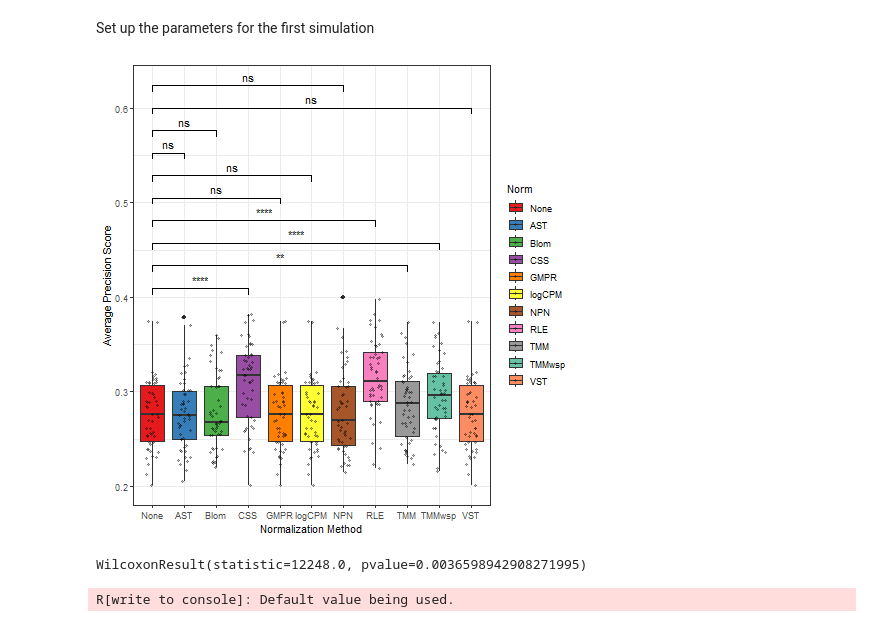
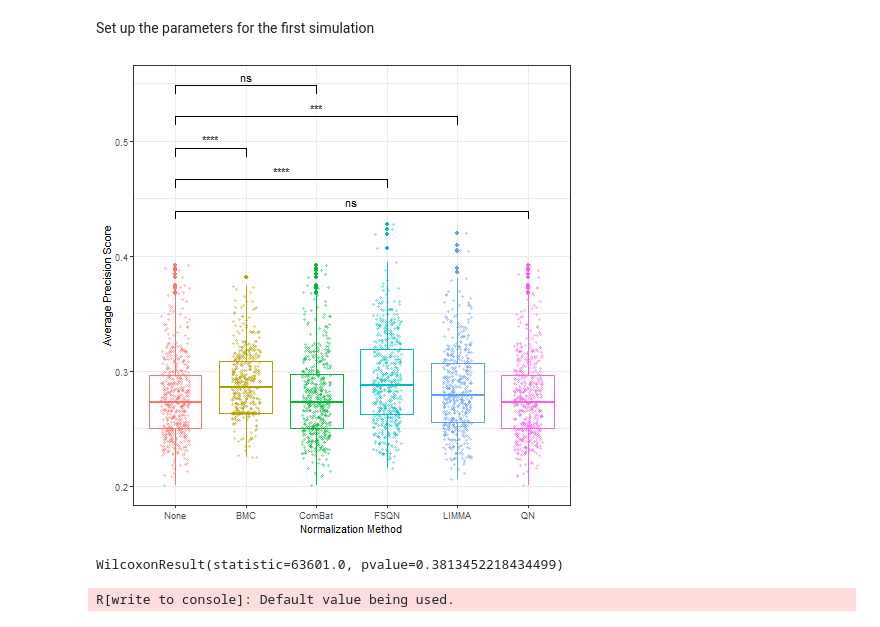
Before and after one commit to tianqitang1/microbial_network_explore, a Jupyter notebook: experiments/02_normalization.ipynb, the cells around one changed output. Cells and saved outputs as stored; diff of their text form; code cells hidden in the pictures.

Commit message:
Add normalizations

```diff
--- a/experiments/02_normalization.ipynb
+++ b/experiments/02_normalization.ipynb
@@ -159,21 +225,18 @@ for i in range(repeat):
 result_df$Norm <- with(result_df, relevel(as.factor(`Norm Method`), "None"))
 methods = unique(result_df$Norm)
 my_comparisons = to_list(for (method in methods) if (method != 'None') c(method, 'None'))
-# blind_colors <- c("#E69F00", "#56B4E9", "#009E73", "#F0E442", "#0072B2", "#D55E00", "#CC79A7", "#000000")
-pr_box <- ggplot(result_df, aes(x=Norm, y=average_precision_score, fill=Norm)) +
+my_palette <- brewer.pal(n = length(methods), name = "Paired")
+pr_box <- ggplot(result_df, aes(x=Norm, y=average_precision_score, color=Norm)) +
   geom_boxplot() +
-#   geom_bar()+
   geom_jitter(width = 0.2, size = 1, alpha = 0.3) +
-  # scale_fill_brewer(palette = "Set1") +
-    # scale_color_manual(values = blind_colors) +
-  scale_fill_manual(values = c("#E41A1C", "#377EB8", "#4DAF4A", "#984EA3", "#FF7F00", "#FFFF33", "#A65628", "#F781BF", "#999999", "#66C2A5", "#FC8D62")) +
+  scale_fill_brewer(palette = "Paired") +
   scale_y_continuous(breaks = seq(0, 1, 0.1), labels = seq(0,1,0.1)) +
   theme_bw() +
-  # theme(legend.position = "none") +
+  theme(legend.position = "none") +
   labs(x = "Normalization Method", y = "Average Precision Score") +
   # ggtitle("Absolute abundance") +
   stat_compare_means(comparisons = my_comparisons, label = "p.signif", method = 'wilcox.test', paired = TRUE, method.args = list(alternative = 'greater')) +
   theme(plot.title = element_text(hjust = 0.5))
 pr_box
+ggsave(filename = "figures\\box_norm_pearson_prauc_ref.pdf",
+  width = 20, height = 20, units = "cm")
-# %% [output]
-[figure, removed]
@@ -180,2 +247,24 @@ pr_box
+# %%
+%%R
+result_df <- read.csv('data/results/normalization_with_ref.csv')
+result_df <- result_df %>% filter(`Method` == 'Pearson')
+result_df$Norm <- with(result_df, relevel(as.factor(`Norm.Method`), "None"))
+methods = unique(result_df$Norm)
+my_comparisons = to_list(for (method in methods) if (method != 'None') c(method, 'None'))
+my_palette <- brewer.pal(n = length(methods), name = "Paired")
+pr_box <- ggplot(result_df, aes(x=Norm, y=average_precision_score, color=Norm)) +
+  geom_boxplot() +
+  geom_jitter(width = 0.2, size = 1, alpha = 0.3) +
+  scale_fill_brewer(palette = "Paired") +
+  scale_y_continuous(breaks = seq(0, 1, 0.1), labels = seq(0,1,0.1)) +
+  theme_bw() +
+  theme(legend.position = "none") +
+  labs(x = "Normalization Method", y = "Average Precision Score") +
+  # ggtitle("Absolute abundance") +
+  stat_compare_means(comparisons = my_comparisons, label = "p.signif", method = 'wilcox.test', paired = TRUE, method.args = list(alternative = 'greater')) +
+  theme(plot.title = element_text(hjust = 0.5))
+pr_box
+# %% [output]
+[figure, added]
 # %%
 %%capture
@@ -261,8 +306,9 @@ b = result_df[result_df["abs_rel"] == "resampled"]['average_precision_score']
 # %%
 from scipy.stats import wilcoxon
-wilcoxon(a, b, alternative='greater')
+wilcoxon(a, c, alternative='greater')
+wilcoxon(b, c, alternative='greater')
 # %% [output]
-WilcoxonResult(statistic=12248.0, pvalue=0.0036598942908271995)
+WilcoxonResult(statistic=63601.0, pvalue=0.3813452218434499)
 # %%
 %%R
 source('src\\normalization\\normalization.R')
```
Also changed, not shown: parts of 10 cells of this notebook, 1 other file.
